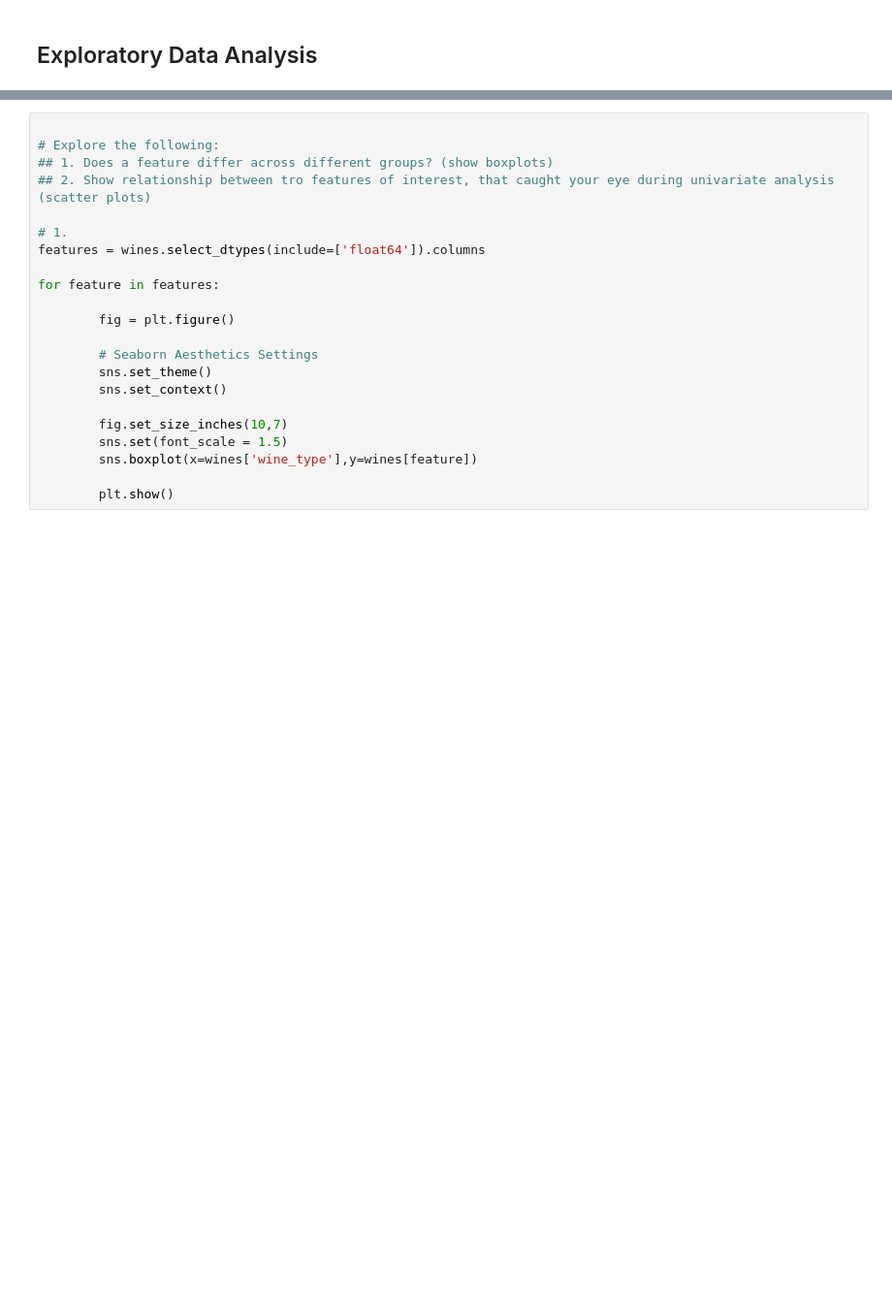
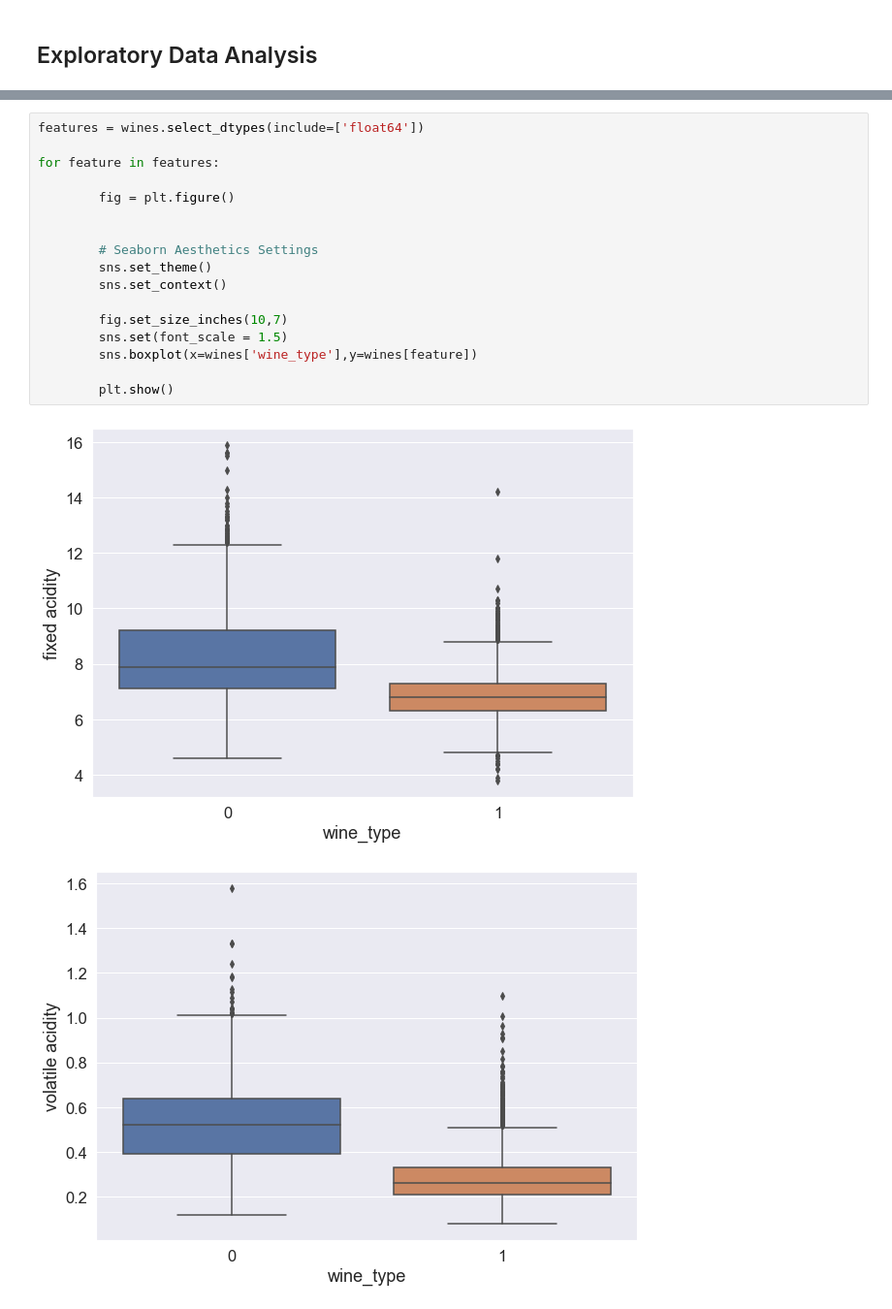
Before and after one commit to tanchaud/Wine_Data_Analysis, a Jupyter notebook: wine_wholedata_EDA.ipynb, the cells around one changed output, grey strips where cells are left out. Shown: that part at 97% size. Saved outputs shown, nothing was run; the diff lists cells and outputs as text; blank space fills up the shorter version.

```diff
--- a/wine_wholedata_EDA.ipynb
+++ b/wine_wholedata_EDA.ipynb
@@ -73,22 +123,20 @@ Text(0.5, 1.0, 'Wines')
 # %%
-
-# Explore the following:
-## 1. Does a feature differ across different groups? (show boxplots)
-## 2. Show relationship between tro features of interest, that caught your eye during univariate analysis (scatter plots)
-
-# 1.
-features = wines.select_dtypes(include=['float64']).columns
+features = wines.select_dtypes(include=['float64'])
 
 for feature in features:
 
         fig = plt.figure()
+
 
         # Seaborn Aesthetics Settings
         sns.set_theme()
         sns.set_context()
 
         fig.set_size_inches(10,7)
         sns.set(font_scale = 1.5)
         sns.boxplot(x=wines['wine_type'],y=wines[feature])
 
         plt.show()
+# %% [output]
+[figure, added]
+[figure, added]
```
Also changed, not shown: parts of 40 cells of this notebook, 4 other files.
